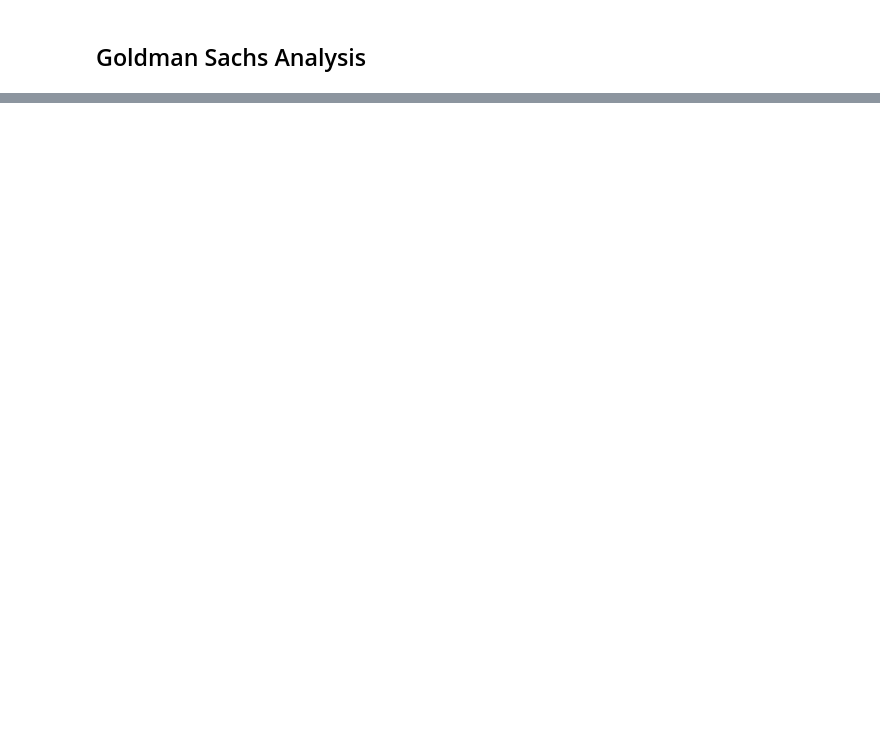
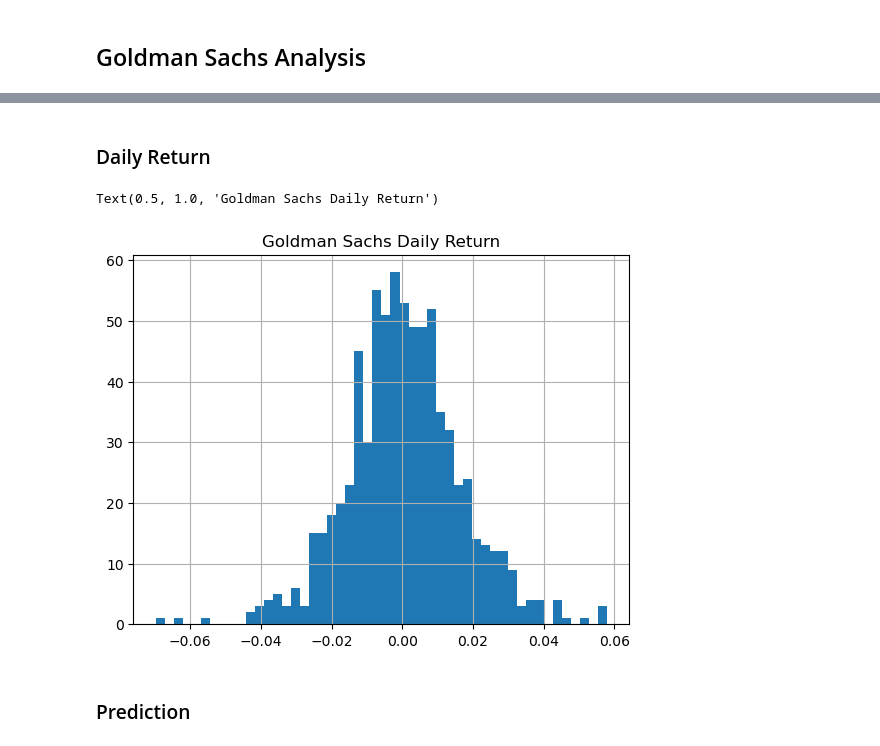
Before and after one commit to Kestrel86/Stock_Analysis, a Jupyter notebook: Reports/report_5-6_5-10.ipynb, the cells around one changed output, grey strips where cells are left out. Drawn from its saved outputs; the diff is of its cells as text; code cells hidden in the pictures; blank space fills up the shorter version.

```diff
--- a/Reports/report_5-6_5-10.ipynb
+++ b/Reports/report_5-6_5-10.ipynb
@@ -604,0 +639,14 @@ Viewing Apple's stock performance, it experiences a stock performance that rando
+# %% [markdown]
+### Daily Return
+# %%
+daily_close = df_gs['Adj Close']
+daily_pct_gs = daily_close.pct_change()
+daily_pct_gs.fillna(0,inplace=True)
+
+daily_pct_gs.hist(bins = 50)
+plt.title("Goldman Sachs Daily Return")
+# %% [output]
+Text(0.5, 1.0, 'Goldman Sachs Daily Return')
+[figure, added]
+# %% [markdown]
+### Prediction
```
Also changed, not shown: parts of 13 cells of this notebook.
